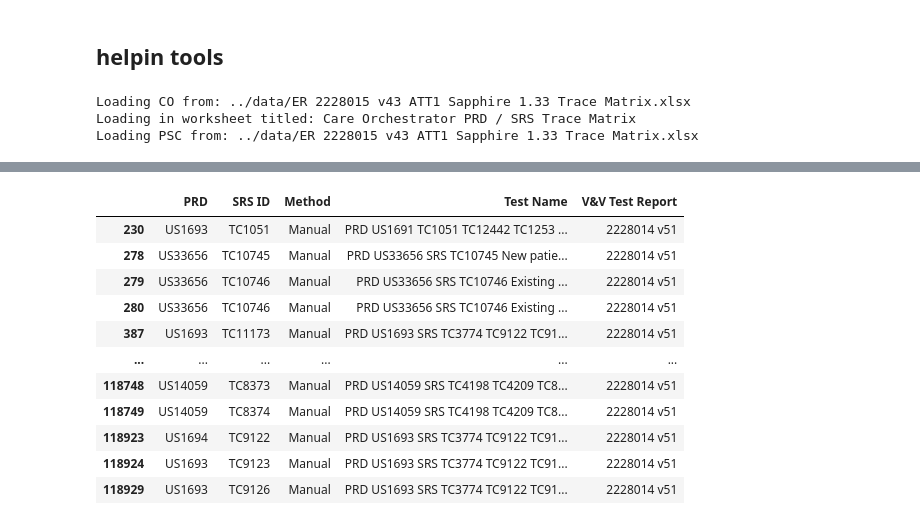
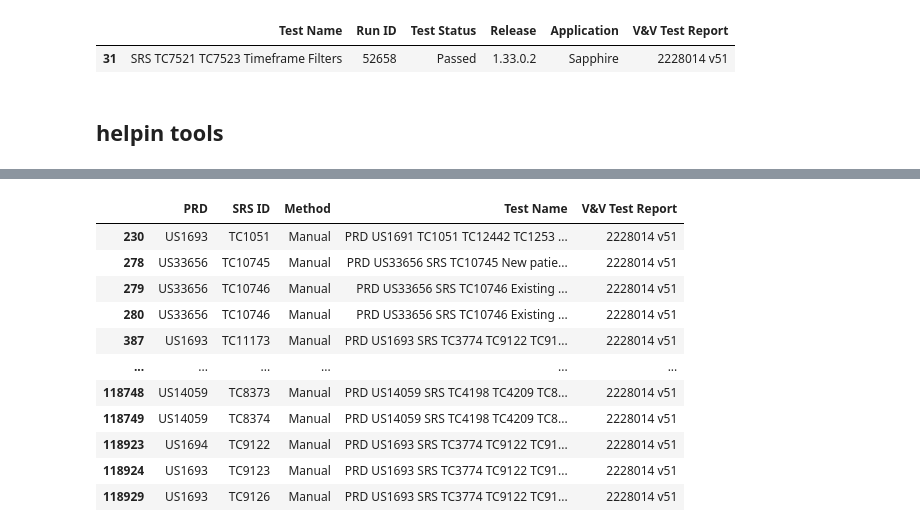
Before and after one commit to jacoblee628/systemsproject, a Jupyter notebook: src/more_experiments.ipynb, the cells around one changed output, grey strips where cells are left out. Drawn from its saved outputs; the diff is of its cells as text; code cells hidden in the pictures.

```diff
--- a/src/more_experiments.ipynb
+++ b/src/more_experiments.ipynb
@@ -127,12 +169,10 @@ for s in as_run_df["Test Name"].values:
 ['US2979']
 ['US1693']
 ['US14059']
+# %%
+as_run_df.loc[as_run_df["Test Name"] == "SRS TC7521 TC7523 Timeframe Filters"]
+# %% [output]
+|  | Test Name | Run ID | Test Status | Release | Application | V&V Test Report |
+| 31 | SRS TC7521 TC7523 Timeframe Filters | 52658 | Passed | 1.33.0.2 | Sapphire | 2228014 v51 |
 # %% [markdown]
 ## helpin tools
-# %%
-co_trace = read_trace("../data/ER 2228015 v43 ATT1 Sapphire 1.33 Trace Matrix.xlsx", "CO")
-psc_trace = read_trace("../data/ER 2228015 v43 ATT1 Sapphire 1.33 Trace Matrix.xlsx", "PSC")
-# %% [output]
-Loading CO from: ../data/ER 2228015 v43 ATT1 Sapphire 1.33 Trace Matrix.xlsx
-Loading in worksheet titled: Care Orchestrator PRD / SRS Trace Matrix
-Loading PSC from: ../data/ER 2228015 v43 ATT1 Sapphire 1.33 Trace Matrix.xlsx
```
Also changed, not shown: parts of 14 cells of this notebook, 2 other files.
